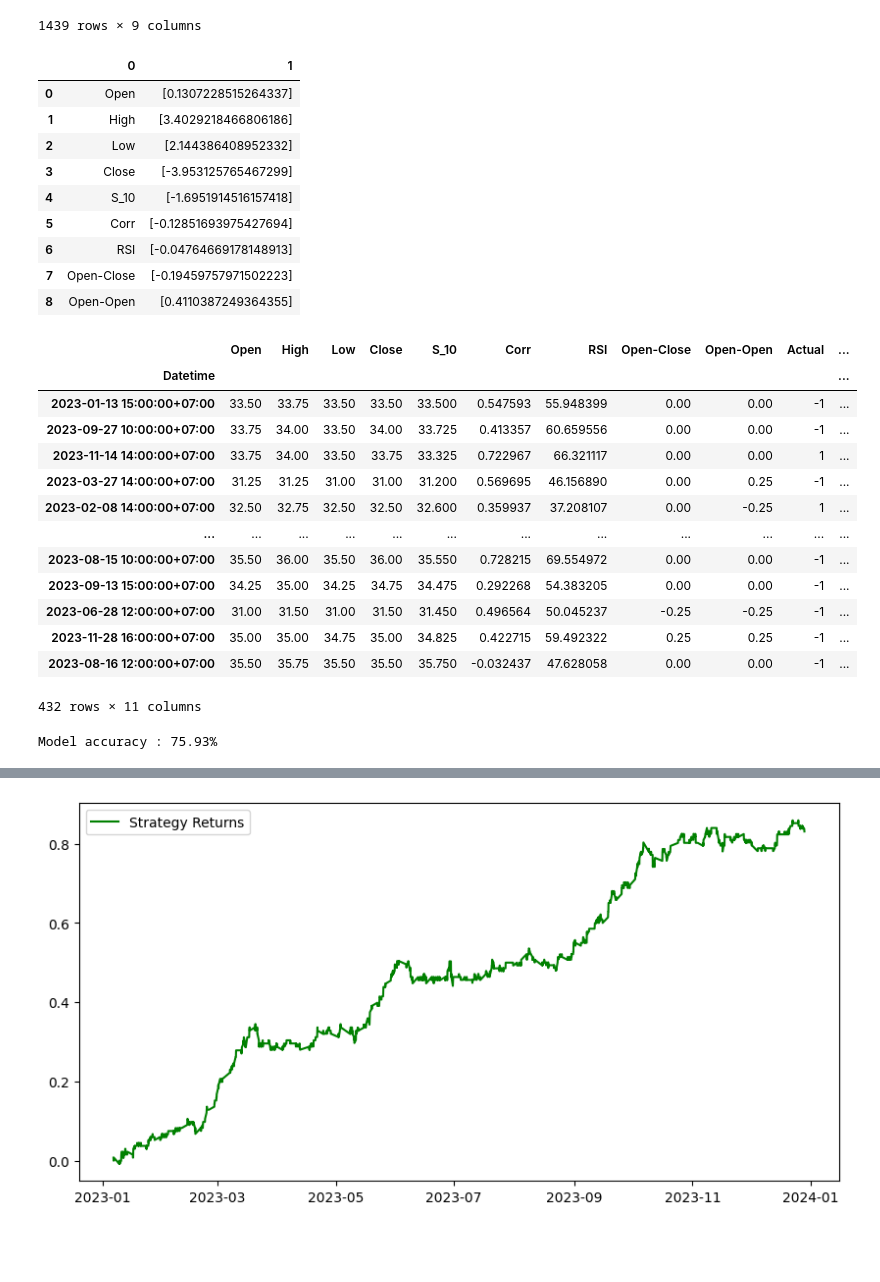
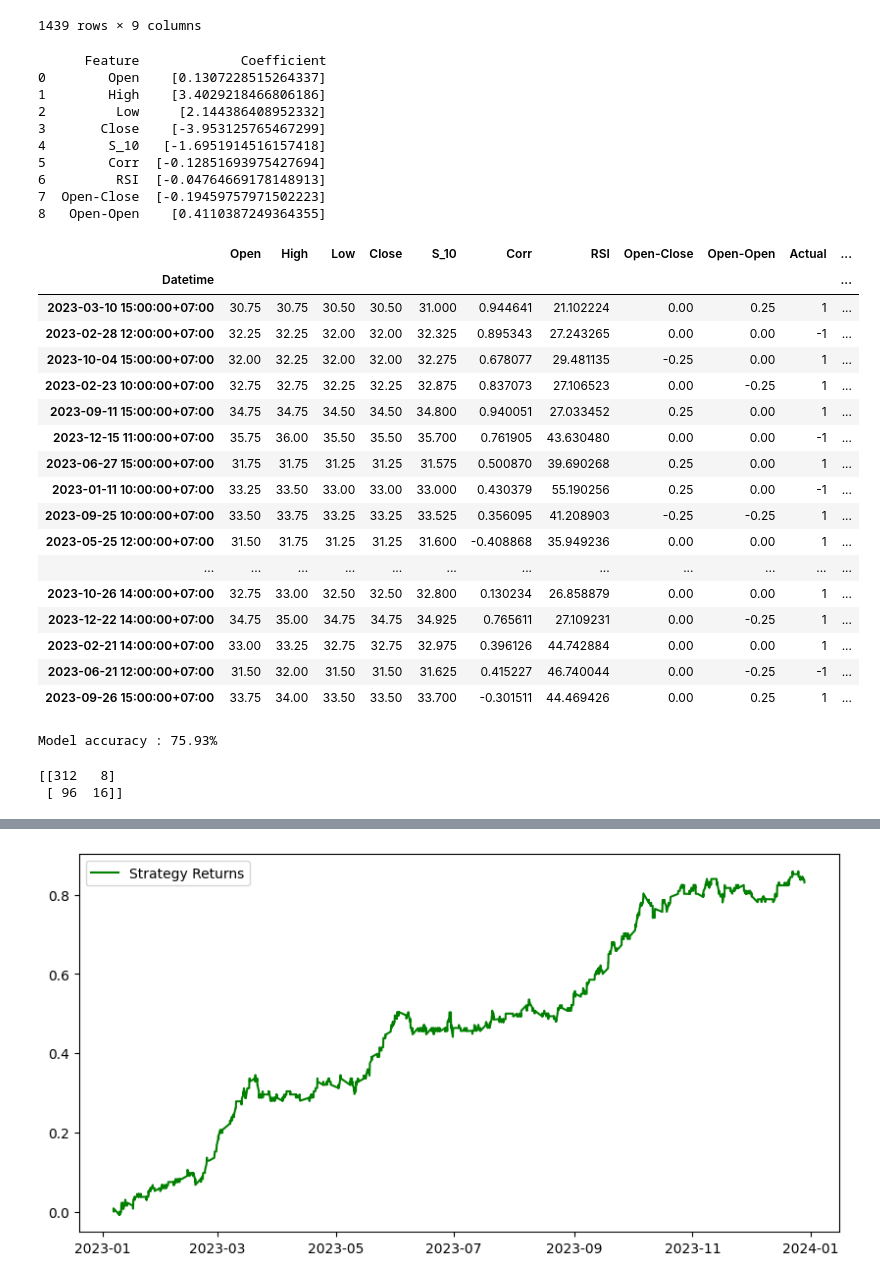
Before and after one commit to chayaphon/DADS6003, a Jupyter notebook: Classification/Logistic_Regression/stock_prediction.ipynb, the cells around one changed output, grey strips where cells are left out. Drawn from its saved outputs; the diff is of its cells as text; code cells hidden in the pictures; blank space fills up the shorter version.

```diff
--- a/Classification/Logistic_Regression/stock_prediction.ipynb
+++ b/Classification/Logistic_Regression/stock_prediction.ipynb
@@ -108,8 +131,7 @@ plt.show()
 # %% [markdown]
 # Part 2 : Additional Feature
 # %%
-df2 = df.copy()
-df2 = df2.dropna()
+df2 = df.copy().dropna()
 # %%
 ### Add feature
 
@@ -145,8 +167,6 @@ X = df2.iloc[:,:9]
 y = np.where(df2['Close'].shift(-1) > df2['Close'],1,-1)
 
 ### Split dataset for training and test
-# split = int(0.7*len(df2))
-# X_train, X_test, y_train, y_test = X[:split], X[split:], y[:split], y[split:]
 X_train, X_test, y_train, y_test = train_test_split(X, y, test_size=0.3, random_state=0)
 
 ### Fit to model
@@ -154,39 +174,46 @@ model = LogisticRegression(max_iter=1000)
 model = model.fit (X_train,y_train)
 
 ### Coefficients
-pd.DataFrame(zip(X.columns, np.transpose(model.coef_)))
+coefficients = pd.DataFrame(zip(X.columns, np.transpose(model.coef_)), columns=['Feature', 'Coefficient'])
+print(coefficients)
 # %% [output]
-|  | 0 | 1 |
-| 0 | Open | [0.1307228515264337] |
-| 1 | High | [3.4029218466806186] |
-| 2 | Low | [2.144386408952332] |
-| 3 | Close | [-3.953125765467299] |
-| 4 | S_10 | [-1.6951914516157418] |
-| 5 | Corr | [-0.12851693975427694] |
-| 6 | RSI | [-0.04764669178148913] |
-| 7 | Open-Close | [-0.19459757971502223] |
-| 8 | Open-Open | [0.4110387249364355] |
+      Feature             Coefficient
+0        Open    [0.1307228515264337]
+1        High    [3.4029218466806186]
+2         Low     [2.144386408952332]
+3       Close    [-3.953125765467299]
+4        S_10   [-1.6951914516157418]
+5        Corr  [-0.12851693975427694]
+6         RSI  [-0.04764669178148913]
+7  Open-Close  [-0.19459757971502223]
+8   Open-Open    [0.4110387249364355]
 # %%
 prediction = model.predict(X_test)
-result = X_test
+probabilities = model.predict_proba(X_test)[:, 1]
+result = X_test.copy()
 result['Actual'] = y_test
 result['Predict'] = prediction
-result
+result['probabilities'] = probabilities
+result[result['probabilities']>= 0.5]
 # %% [output]
 |  | Open | High | Low | Close | S_10 | Corr | RSI | Open-Close | Open-Open | Actual | ... |
 | Datetime |  |  |  |  |  |  |  |  |  |  | ... |
-| 2023-01-13 15:00:00+07:00 | 33.50 | 33.75 | 33.50 | 33.50 | 33.500 | 0.547593 | 55.948399 | 0.00 | 0.00 | -1 | ... |
-| 2023-09-27 10:00:00+07:00 | 33.75 | 34.00 | 33.50 | 34.00 | 33.725 | 0.413357 | 60.659556 | 0.00 | 0.00 | -1 | ... |
-| 2023-11-14 14:00:00+07:00 | 33.75 | 34.00 | 33.50 | 33.75 | 33.325 | 0.722967 | 66.321117 | 0.00 | 0.00 | 1 | ... |
-| 2023-03-27 14:00:00+07:00 | 31.25 | 31.25 | 31.00 | 31.00 | 31.200 | 0.569695 | 46.156890 | 0.00 | 0.25 | -1 | ... |
-| 2023-02-08 14:00:00+07:00 | 32.50 | 32.75 | 32.50 | 32.50 | 32.600 | 0.359937 | 37.208107 | 0.00 | -0.25 | 1 | ... |
+| 2023-03-10 15:00:00+07:00 | 30.75 | 30.75 | 30.50 | 30.50 | 31.000 | 0.944641 | 21.102224 | 0.00 | 0.25 | 1 | ... |
+| 2023-02-28 12:00:00+07:00 | 32.25 | 32.25 | 32.00 | 32.00 | 32.325 | 0.895343 | 27.243265 | 0.00 | 0.00 | -1 | ... |
+| 2023-10-04 15:00:00+07:00 | 32.00 | 32.25 | 32.00 | 32.00 | 32.275 | 0.678077 | 29.481135 | -0.25 | 0.00 | 1 | ... |
+| 2023-02-23 10:00:00+07:00 | 32.75 | 32.75 | 32.25 | 32.25 | 32.875 | 0.837073 | 27.106523 | 0.00 | -0.25 | 1 | ... |
+| 2023-09-11 15:00:00+07:00 | 34.75 | 34.75 | 34.50 | 34.50 | 34.800 | 0.940051 | 27.033452 | 0.25 | 0.00 | 1 | ... |
+| 2023-12-15 11:00:00+07:00 | 35.75 | 36.00 | 35.50 | 35.50 | 35.700 | 0.761905 | 43.630480 | 0.00 | 0.00 | -1 | ... |
+| 2023-06-27 15:00:00+07:00 | 31.75 | 31.75 | 31.25 | 31.25 | 31.575 | 0.500870 | 39.690268 | 0.25 | 0.00 | 1 | ... |
+| 2023-01-11 10:00:00+07:00 | 33.25 | 33.50 | 33.00 | 33.00 | 33.000 | 0.430379 | 55.190256 | 0.25 | 0.00 | -1 | ... |
+| 2023-09-25 10:00:00+07:00 | 33.50 | 33.75 | 33.25 | 33.25 | 33.525 | 0.356095 | 41.208903 | -0.25 | -0.25 | 1 | ... |
+| 2023-05-25 12:00:00+07:00 | 31.50 | 31.75 | 31.25 | 31.25 | 31.600 | -0.408868 | 35.949236 | 0.00 | 0.00 | 1 | ... |
 | ... | ... | ... | ... | ... | ... | ... | ... | ... | ... | ... | ... |
-| 2023-08-15 10:00:00+07:00 | 35.50 | 36.00 | 35.50 | 36.00 | 35.550 | 0.728215 | 69.554972 | 0.00 | 0.00 | -1 | ... |
-| 2023-09-13 15:00:00+07:00 | 34.25 | 35.00 | 34.25 | 34.75 | 34.475 | 0.292268 | 54.383205 | 0.00 | 0.00 | -1 | ... |
-| 2023-06-28 12:00:00+07:00 | 31.00 | 31.50 | 31.00 | 31.50 | 31.450 | 0.496564 | 50.045237 | -0.25 | -0.25 | -1 | ... |
-| 2023-11-28 16:00:00+07:00 | 35.00 | 35.00 | 34.75 | 35.00 | 34.825 | 0.422715 | 59.492322 | 0.25 | 0.25 | -1 | ... |
-| 2023-08-16 12:00:00+07:00 | 35.50 | 35.75 | 35.50 | 35.50 | 35.750 | -0.032437 | 47.628058 | 0.00 | 0.00 | -1 | ... |
+| 2023-10-26 14:00:00+07:00 | 32.75 | 33.00 | 32.50 | 32.50 | 32.800 | 0.130234 | 26.858879 | 0.00 | 0.00 | 1 | ... |
+| 2023-12-22 14:00:00+07:00 | 34.75 | 35.00 | 34.75 | 34.75 | 34.925 | 0.765611 | 27.109231 | 0.00 | -0.25 | 1 | ... |
+| 2023-02-21 14:00:00+07:00 | 33.00 | 33.25 | 32.75 | 32.75 | 32.975 | 0.396126 | 44.742884 | 0.00 | 0.00 | 1 | ... |
+| 2023-06-21 12:00:00+07:00 | 31.50 | 32.00 | 31.50 | 31.50 | 31.625 | 0.415227 | 46.740044 | 0.00 | -0.25 | -1 | ... |
+| 2023-09-26 15:00:00+07:00 | 33.75 | 34.00 | 33.50 | 33.50 | 33.700 | -0.301511 | 44.469426 | 0.00 | 0.25 | 1 | ... |
-432 rows × 11 columns
 # %%
 # Model Accuracy
 correct = len(result[result['Actual']==result['Predict']])
@@ -194,3 +221,9 @@ accuracy = correct/len(result)
 print(f'Model accuracy : {accuracy*100:.2f}%')
 # %% [output]
 Model accuracy : 75.93%
+# %%
+### Confusion Matrix
+print(metrics.confusion_matrix(y_test, prediction))
+# %% [output]
+[[312   8]
+ [ 96  16]]
```
Also changed, not shown: parts of 10 cells of this notebook.
